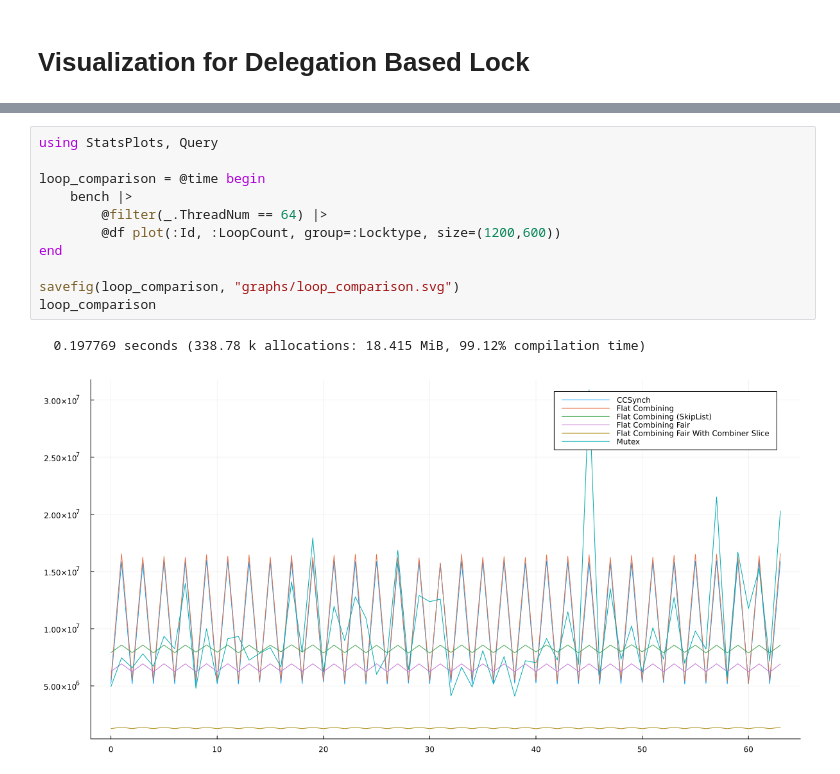
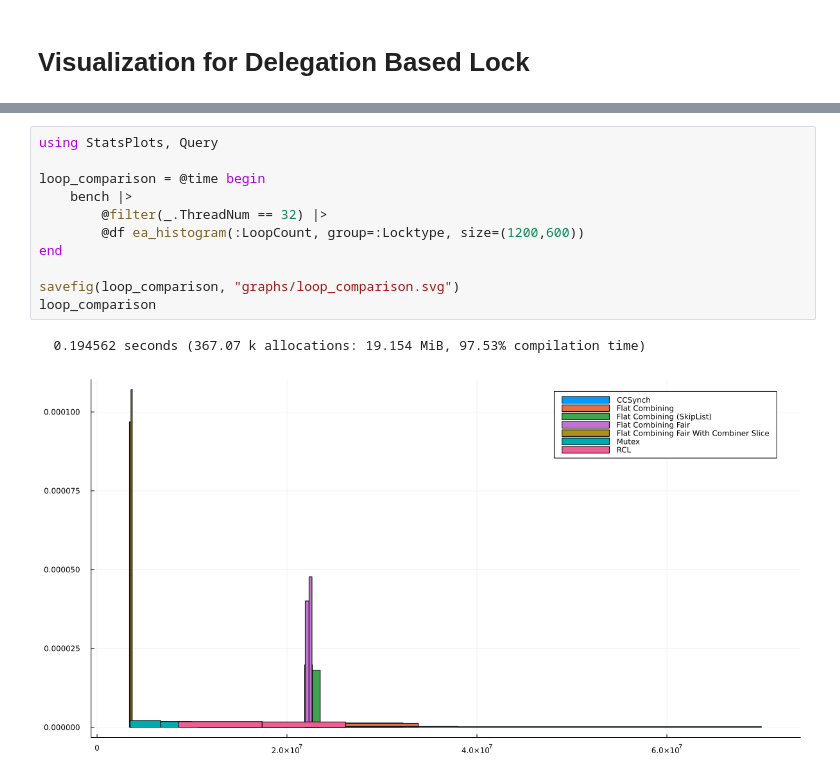
Before and after one commit to taooceros/Locks, a Jupyter notebook: visualization/graph.ipynb, the cells around one changed output, grey strips where cells are left out. Cells and saved outputs as stored; diff of their text form.

Commit message:
update graph

```diff
--- a/visualization/graph.ipynb
+++ b/visualization/graph.ipynb
@@ -10,14 +30,14 @@ bench = @time CSV.read("output/output.csv", DataFrame);
 # %%
 using StatsPlots, Query
 
 loop_comparison = @time begin
     bench |>
-        @filter(_.ThreadNum == 64) |>
-        @df plot(:Id, :LoopCount, group=:Locktype, size=(1200,600))
+        @filter(_.ThreadNum == 32) |>
+        @df ea_histogram(:LoopCount, group=:Locktype, size=(1200,600))
 end
 
 savefig(loop_comparison, "graphs/loop_comparison.svg")
 loop_comparison
 # %% [output]
-  0.197769 seconds (338.78 k allocations: 18.415 MiB, 99.12% compilation time)
+  0.194562 seconds (367.07 k allocations: 19.154 MiB, 97.53% compilation time)
-[figure, old version]
+[figure, new version]
```
Also changed, not shown: parts of 5 cells of this notebook.
